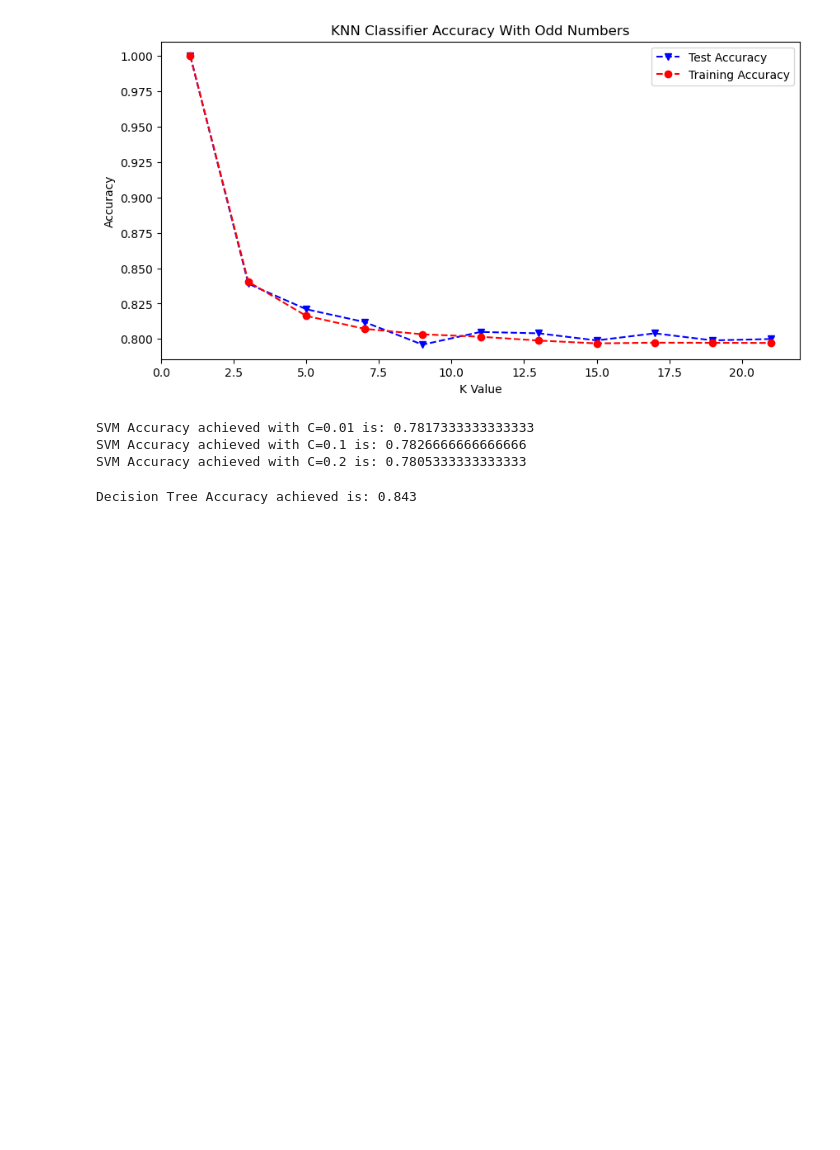
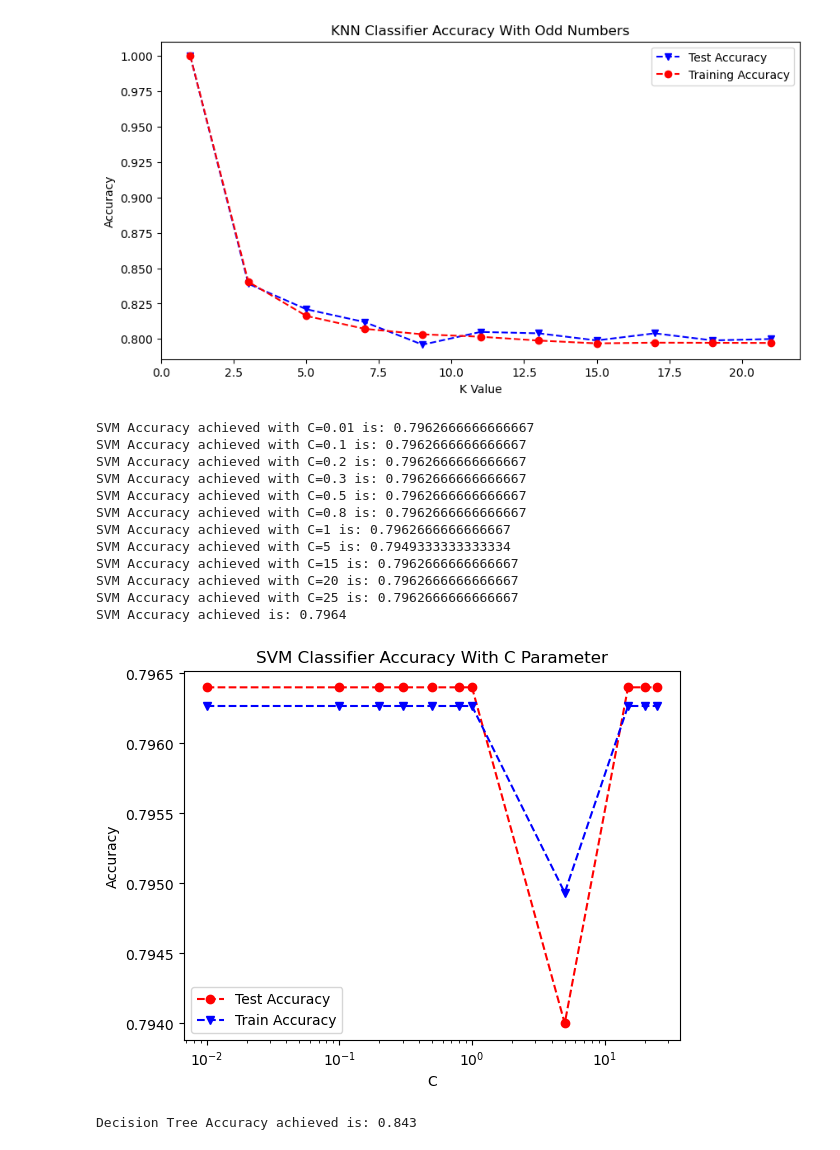
Before and after one commit to ramprashant66/CSC177_Poject1, a Jupyter notebook: assignment 3/Assignment3.ipynb, the cells around one changed output. Saved outputs shown, nothing was run; the diff lists cells and outputs as text; code cells hidden in the pictures; blank space fills up the shorter version.

```diff
--- a/assignment 3/Assignment3.ipynb
+++ b/assignment 3/Assignment3.ipynb
@@ -291,34 +291,49 @@ KNN Accuracy achieved with k=22 is: 0.7974
 # %%
 '''
 3. We attempt to create the Support Vector Machine (SVM) model
 '''
-from sklearn.svm import SVC as svc
+from sklearn.svm import LinearSVC as svc
 
 c_parameter = [0.01, 0.1, 0.2, 0.3, 0.5, 0.8, 1, 5, 15, 20, 25]
 svl_test_accuracy = []
 svl_training_accuracy = []
 
+# make sure that the split is done before we do SVM
+if 'x_train' not in locals() or 'y_train' not in locals():
+    x_train, x_test, y_train, y_test = train_test_split(x, y, test_size=0.25, random_state=42, stratify=y, shuffle=True)
+
 for i in c_parameter:
-    classification_svm = svc(kernel='linear', C=i, random_state=0)
+    classification_svm = svc(dual=False, C=i, max_iter=1000, random_state=42)
     classification_svm.fit(x_train, y_train)
     y_pred_svm = classification_svm.predict(x_test)
     y_pred_svm_train = classification_svm.predict(x_train)
     svl_test_accuracy.append(accuracy_score(y_test, y_pred_svm))
     svl_training_accuracy.append(accuracy_score(y_train, y_pred_svm_train))
     accuracy_of_models.append(f'SVM Accuracy achieved with C={i} is: {accuracy_score(y_train, y_pred_svm_train)}')
+    print(f'SVM Accuracy achieved with C={i} is: {accuracy_score(y_train, y_pred_svm_train)}')
 
 plt.plot(c_parameter, svl_test_accuracy,'ro--', c_parameter, svl_training_accuracy,'bv--')
 plt.legend(['Test Accuracy','Train Accuracy'])
+plt.title('SVM Classifier Accuracy With C Parameter')
 plt.xlabel('C')
 plt.xscale('log')
 plt.ylabel('Accuracy')
 
-# accuracy_of_models.append(f'SVM Accuracy with c={} achieved is: {accuracy_score(test_y, y_pred_svm)}')
 print(f'SVM Accuracy achieved is: {accuracy_score(y_test, y_pred_svm)}')
 # %% [output]
-SVM Accuracy achieved with C=0.01 is: 0.7817333333333333
-SVM Accuracy achieved with C=0.1 is: 0.7826666666666666
-SVM Accuracy achieved with C=0.2 is: 0.7805333333333333
+SVM Accuracy achieved with C=0.01 is: 0.7962666666666667
+SVM Accuracy achieved with C=0.1 is: 0.7962666666666667
+SVM Accuracy achieved with C=0.2 is: 0.7962666666666667
+SVM Accuracy achieved with C=0.3 is: 0.7962666666666667
+SVM Accuracy achieved with C=0.5 is: 0.7962666666666667
+SVM Accuracy achieved with C=0.8 is: 0.7962666666666667
+SVM Accuracy achieved with C=1 is: 0.7962666666666667
+SVM Accuracy achieved with C=5 is: 0.7949333333333334
+SVM Accuracy achieved with C=15 is: 0.7962666666666667
+SVM Accuracy achieved with C=20 is: 0.7962666666666667
+SVM Accuracy achieved with C=25 is: 0.7962666666666667
+SVM Accuracy achieved is: 0.7964
+[figure, added]
 # %%
 '''
 4. We attempt to create the Decision Tree model
```
Also changed, not shown: parts of 7 cells of this notebook, 4 other files.
